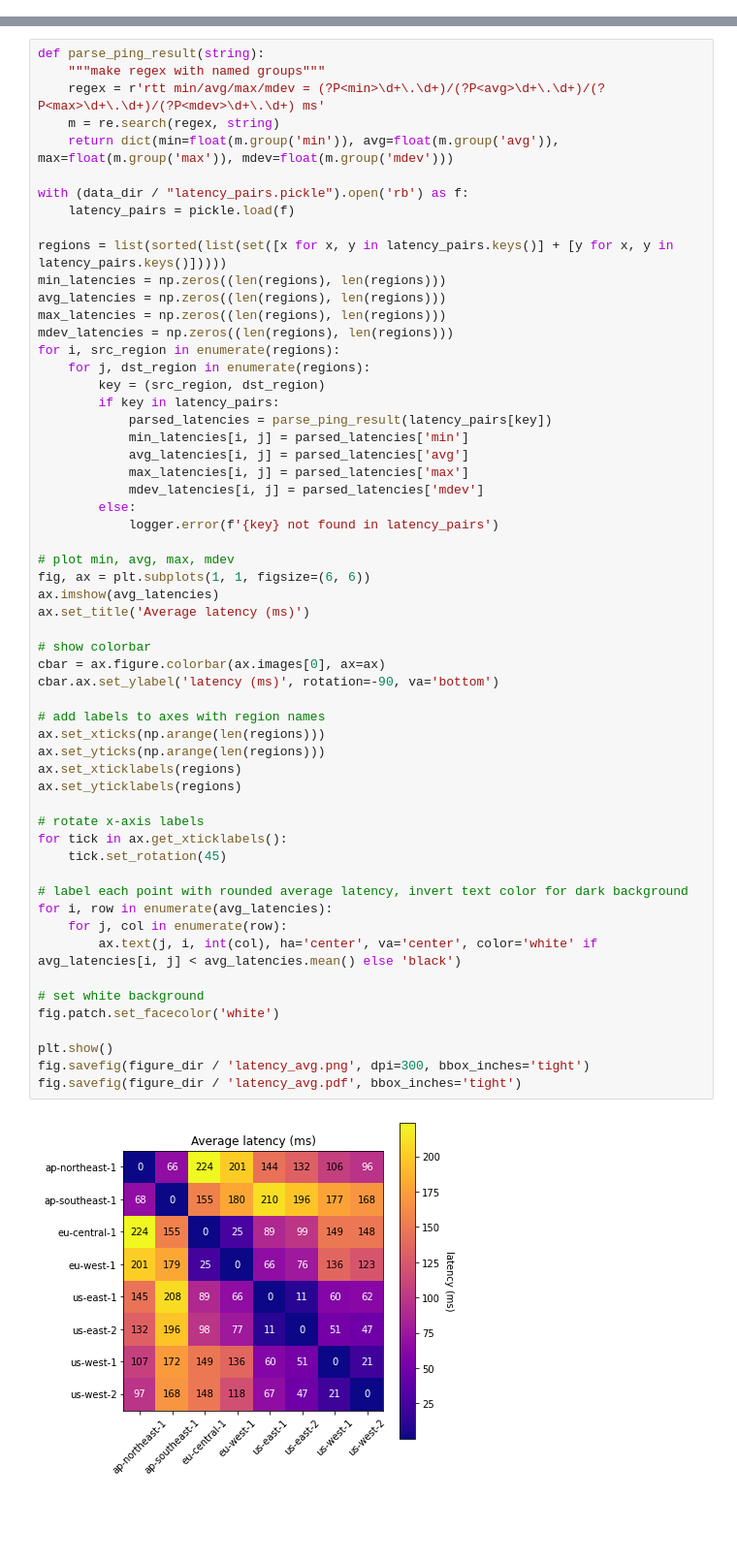
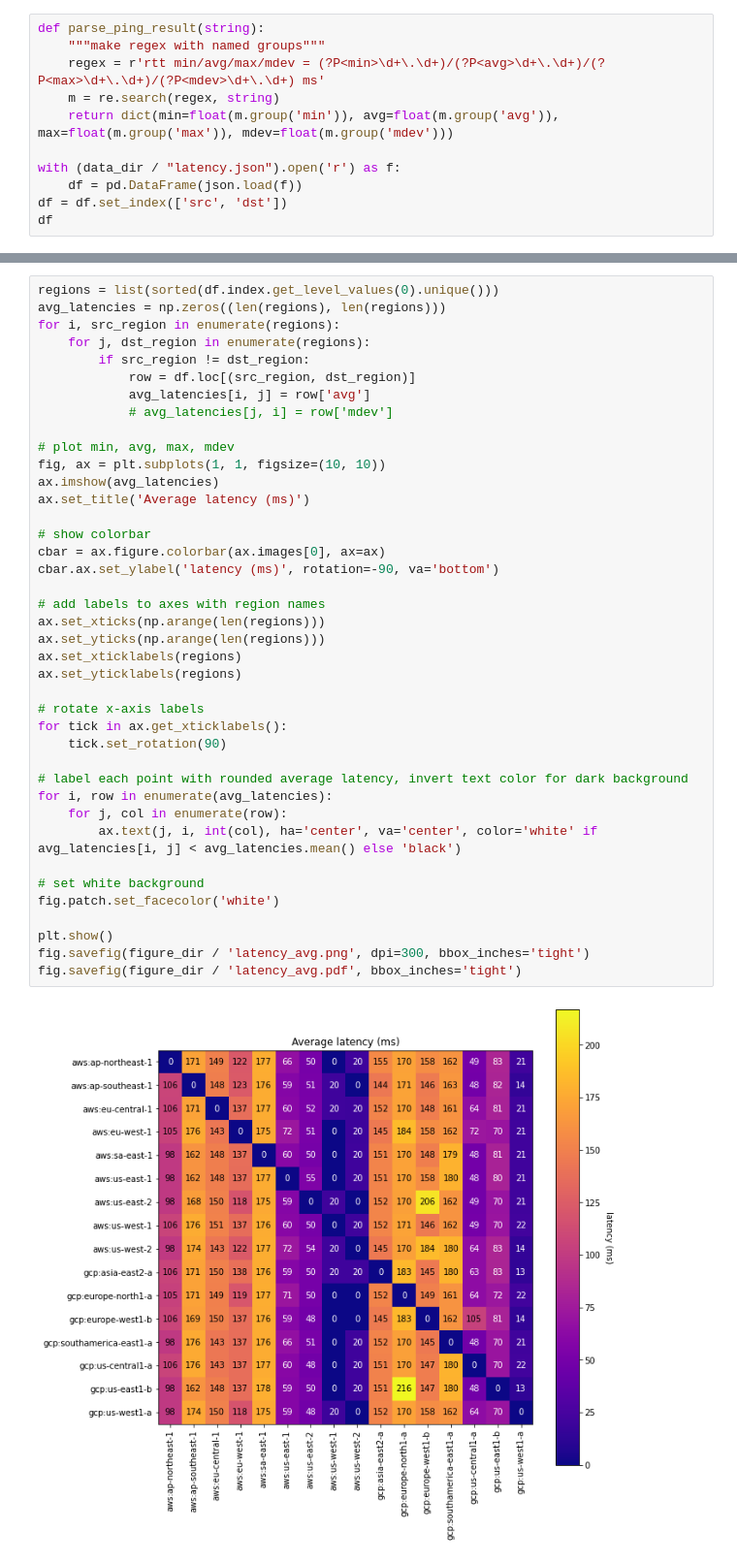
Before and after one commit to skyplane-project/skyplane, a Jupyter notebook: nb/plot_latency.ipynb, the cells around one changed output, grey strips where cells are left out. Shown at 97% size. Saved outputs shown, nothing was run; the diff lists cells and outputs as text; blank space fills up the shorter version.

```diff
--- a/nb/plot_latency.ipynb
+++ b/nb/plot_latency.ipynb
@@ -15,3 +17,14 @@ plt.style.use('seaborn-bright')
 plt.set_cmap('plasma')
 # %% [output]
 <Figure size 432x288 with 0 Axes>
+# %%
+def parse_ping_result(string):
+    """make regex with named groups"""
+    regex = r'rtt min/avg/max/mdev = (?P<min>\d+\.\d+)/(?P<avg>\d+\.\d+)/(?P<max>\d+\.\d+)/(?P<mdev>\d+\.\d+) ms'
+    m = re.search(regex, string)
+    return dict(min=float(m.group('min')), avg=float(m.group('avg')), max=float(m.group('max')), mdev=float(m.group('mdev')))
+
+with (data_dir / "latency.json").open('r') as f:
+    df = pd.DataFrame(json.load(f))
+df = df.set_index(['src', 'dst'])
+df
@@ -18,59 +46,42 @@ plt.set_cmap('plasma')
 # %%
-def parse_ping_result(string):
-    """make regex with named groups"""
-    regex = r'rtt min/avg/max/mdev = (?P<min>\d+\.\d+)/(?P<avg>\d+\.\d+)/(?P<max>\d+\.\d+)/(?P<mdev>\d+\.\d+) ms'
-    m = re.search(regex, string)
-    return dict(min=float(m.group('min')), avg=float(m.group('avg')), max=float(m.group('max')), mdev=float(m.group('mdev')))
-
-with (data_dir / "latency_pairs.pickle").open('rb') as f:
-    latency_pairs = pickle.load(f)
-
-regions = list(sorted(list(set([x for x, y in latency_pairs.keys()] + [y for x, y in latency_pairs.keys()]))))
-min_latencies = np.zeros((len(regions), len(regions)))
+regions = list(sorted(df.index.get_level_values(0).unique()))
 avg_latencies = np.zeros((len(regions), len(regions)))
-max_latencies = np.zeros((len(regions), len(regions)))
-mdev_latencies = np.zeros((len(regions), len(regions)))
 for i, src_region in enumerate(regions):
     for j, dst_region in enumerate(regions):
-        key = (src_region, dst_region)
-        if key in latency_pairs:
-            parsed_latencies = parse_ping_result(latency_pairs[key])
-            min_latencies[i, j] = parsed_latencies['min']
-            avg_latencies[i, j] = parsed_latencies['avg']
-            max_latencies[i, j] = parsed_latencies['max']
-            mdev_latencies[i, j] = parsed_latencies['mdev']
-        else:
-            logger.error(f'{key} not found in latency_pairs')
+        if src_region != dst_region:
+            row = df.loc[(src_region, dst_region)]
+            avg_latencies[i, j] = row['avg']
+            # avg_latencies[j, i] = row['mdev']
 
 # plot min, avg, max, mdev
-fig, ax = plt.subplots(1, 1, figsize=(6, 6))
+fig, ax = plt.subplots(1, 1, figsize=(10, 10))
 ax.imshow(avg_latencies)
 ax.set_title('Average latency (ms)')
 
 # show colorbar
 cbar = ax.figure.colorbar(ax.images[0], ax=ax)
 cbar.ax.set_ylabel('latency (ms)', rotation=-90, va='bottom')
 
 # add labels to axes with region names
 ax.set_xticks(np.arange(len(regions)))
 ax.set_yticks(np.arange(len(regions)))
 ax.set_xticklabels(regions)
 ax.set_yticklabels(regions)
 
 # rotate x-axis labels
 for tick in ax.get_xticklabels():
-    tick.set_rotation(45)
+    tick.set_rotation(90)
 
 # label each point with rounded average latency, invert text color for dark background
 for i, row in enumerate(avg_latencies):
     for j, col in enumerate(row):
         ax.text(j, i, int(col), ha='center', va='center', color='white' if avg_latencies[i, j] < avg_latencies.mean() else 'black')
 
 # set white background
 fig.patch.set_facecolor('white')
 
 plt.show()
 fig.savefig(figure_dir / 'latency_avg.png', dpi=300, bbox_inches='tight')
 fig.savefig(figure_dir / 'latency_avg.pdf', bbox_inches='tight')
 # %% [output]
-[figure, old version]
+[figure, new version]
```
Also changed, not shown: parts of 2 cells of this notebook, 8 other files.
